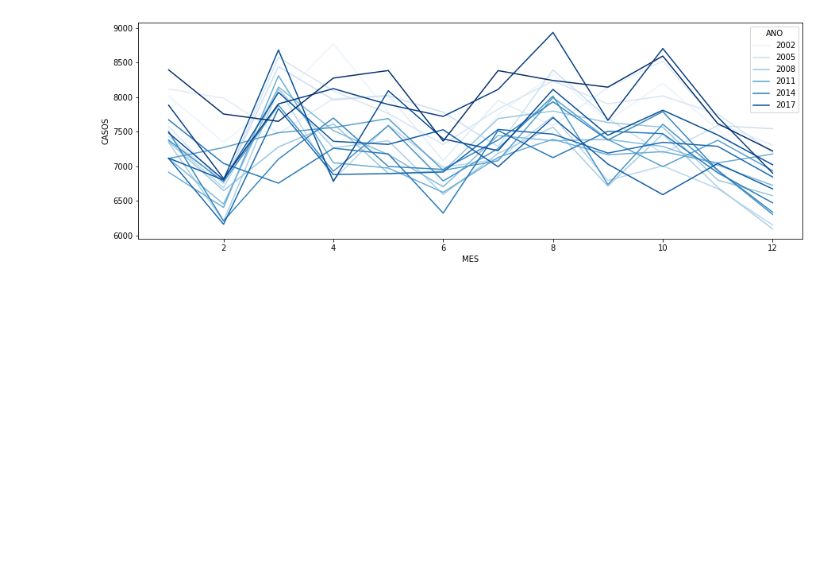
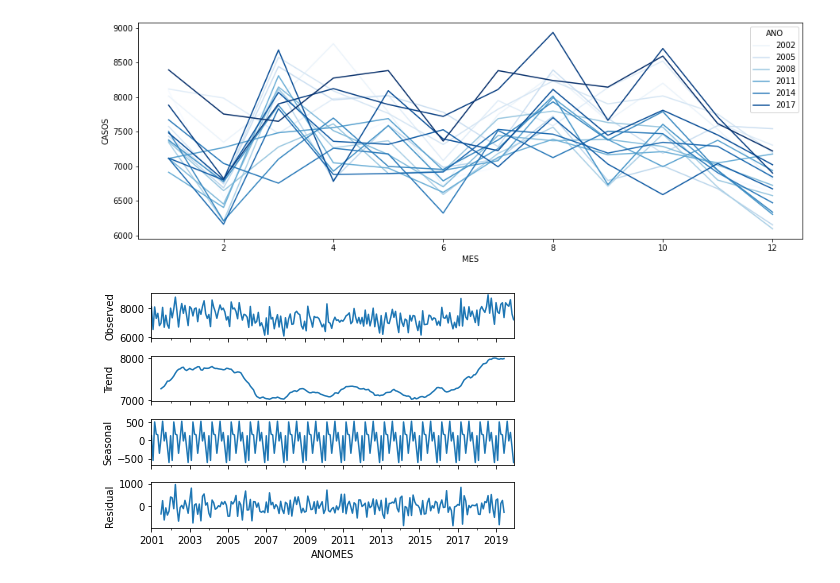
Before and after one commit to Kensawa94/Portifolio-Alura, a Jupyter notebook: Diário/Módulo 4/Atividade - 4/Atividade - 4.ipynb, the cells around one changed output. Saved outputs shown, nothing was run; the diff lists cells and outputs as text; code cells hidden in the pictures; blank space fills up the shorter version.

Commit message:
Stats_Model
Desenvolvimento da decomposição em series temporais pelo método seasonal_decompose

```diff
--- a/Diário/Módulo 4/Atividade - 4/Atividade - 4.ipynb
+++ b/Diário/Módulo 4/Atividade - 4/Atividade - 4.ipynb
@@ -212,0 +217,5 @@ sns.lineplot(x="MES", y = "CASOS", data= dados_final, hue = 'ANO', palette= 'Blu
+# %%
+decomposicao = seasonal_decompose(dados_final[['ANOMES', 'CASOS']].set_index('ANOMES'), model='')
+decomposicao.plot();
+# %% [output]
+[figure, added]
```
Also changed, not shown: parts of 2 cells of this notebook.
